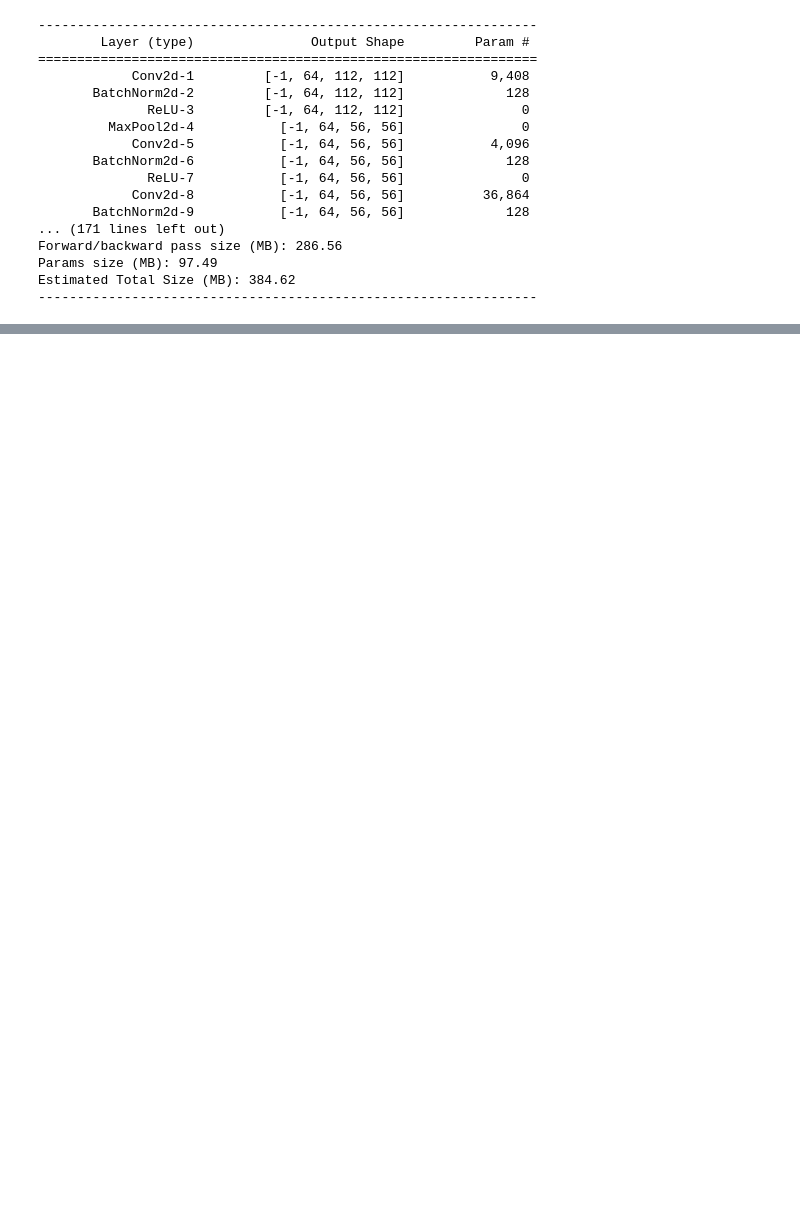
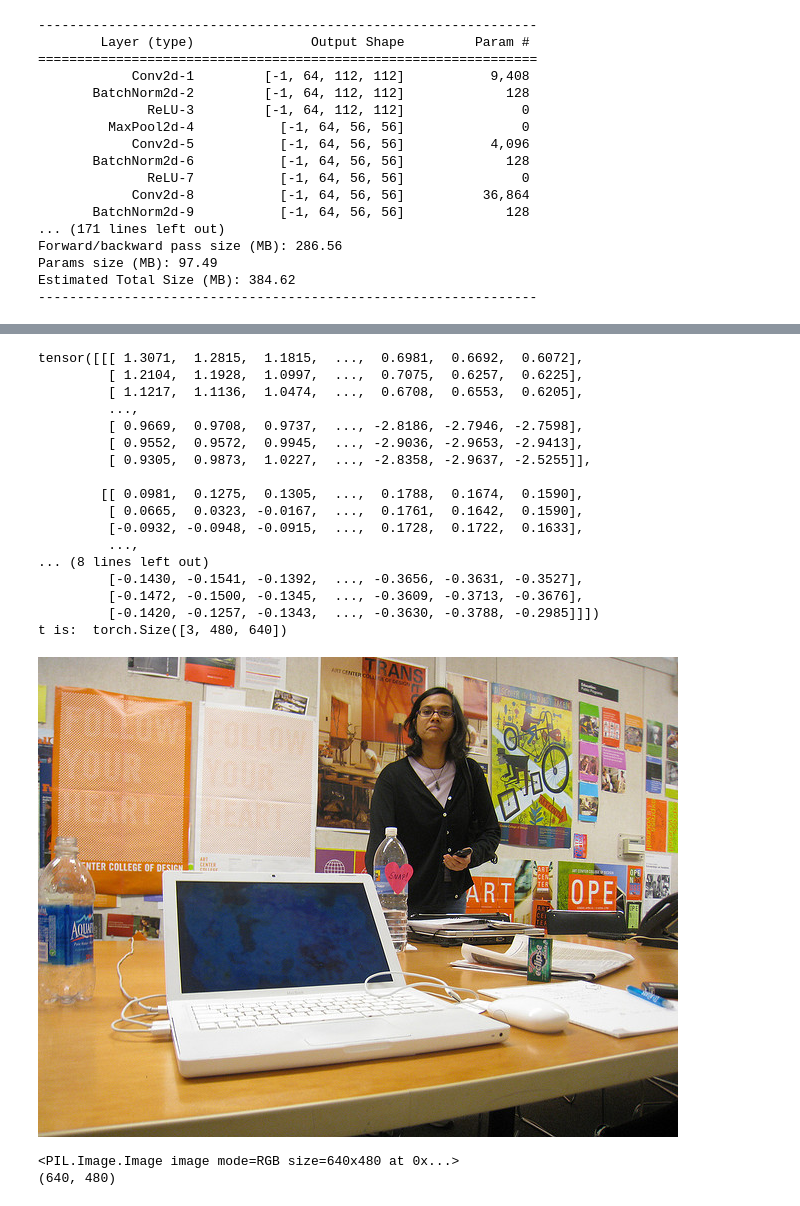
Before and after one commit to JLuij/CV-GeoGuessr, a Jupyter notebook: notebooks/ResNet50.ipynb, the cells around one changed output, grey strips where cells are left out. Saved outputs shown, nothing was run; the diff lists cells and outputs as text; code cells hidden in the pictures; blank space fills up the shorter version.

```diff
--- a/notebooks/ResNet50.ipynb
+++ b/notebooks/ResNet50.ipynb
@@ -135,0 +105,3 @@ Downloading: "https://download.pytorch.org/models/resnet50-0676ba61.pth" to /roo
+# %%
+# resnet50 = models.resnet50(True, True)
+resnet50 = torch.hub.load('NVIDIA/DeepLearningExamples:torchhub', 'nvidia_resnet50', pretrained=True)
@@ -153,3 +127,14 @@ Forward/backward pass size (MB): 286.56
 Params size (MB): 97.49
 Estimated Total Size (MB): 384.62
 ----------------------------------------------------------------
+# %%
+resnet50.eval()
+
+utils = torch.hub.load('NVIDIA/DeepLearningExamples:torchhub', 'nvidia_convnets_processing_utils')
+
+aa = example_images[:10]
+
+with torch.no_grad():
+    output = torch.nn.functional.softmax(resnet50(aa), dim=1)
+
+results = utils.pick_n_best(predictions=output, n=5)
@@ -155,0 +174,55 @@ Estimated Total Size (MB): 384.62
+# %%
+from PIL import Image               # to load images
+from IPython.display import display # to display images
+
+# print(aa[0])
+# pil_img = Image()
+# display(pil_img)
+t = aa[0]
+
+
+for uri, result in zip(uris, results):
+    t = Image.open(requests.get(uri, stream=True).raw)
+    break
+
+t =  transforms.ToTensor()(t)
+a = t.mean([1,2])
+b = t.std([1,2])
+
+transform_norm = transforms.Compose([
+    transforms.Normalize(a, [1/0.5297932712/10, 1, 1]),
+    transforms.Resize((256, 256)),
+    transforms.CenterCrop((224, 224))
+])
+
+
+print(transform_norm(t))
+
+
+print("t is: ", t.size())
+from torchvision import transforms
+im = transforms.ToPILImage()(t).convert("RGB")
+display(im)
+print(im)
+print(im.size)
+# %% [output]
+tensor([[[ 1.3071,  1.2815,  1.1815,  ...,  0.6981,  0.6692,  0.6072],
+         [ 1.2104,  1.1928,  1.0997,  ...,  0.7075,  0.6257,  0.6225],
+         [ 1.1217,  1.1136,  1.0474,  ...,  0.6708,  0.6553,  0.6205],
+         ...,
+         [ 0.9669,  0.9708,  0.9737,  ..., -2.8186, -2.7946, -2.7598],
+         [ 0.9552,  0.9572,  0.9945,  ..., -2.9036, -2.9653, -2.9413],
+         [ 0.9305,  0.9873,  1.0227,  ..., -2.8358, -2.9637, -2.5255]],
+
+        [[ 0.0981,  0.1275,  0.1305,  ...,  0.1788,  0.1674,  0.1590],
+         [ 0.0665,  0.0323, -0.0167,  ...,  0.1761,  0.1642,  0.1590],
+         [-0.0932, -0.0948, -0.0915,  ...,  0.1728,  0.1722,  0.1633],
+         ...,
+... (8 lines left out)
+         [-0.1430, -0.1541, -0.1392,  ..., -0.3656, -0.3631, -0.3527],
+         [-0.1472, -0.1500, -0.1345,  ..., -0.3609, -0.3713, -0.3676],
+         [-0.1420, -0.1257, -0.1343,  ..., -0.3630, -0.3788, -0.2985]]])
+t is:  torch.Size([3, 480, 640])
+[figure, added]
+<PIL.Image.Image image mode=RGB size=640x480 at 0x...>
+(640, 480)
```
Also changed, not shown: parts of 25 cells of this notebook, 13 other files.
